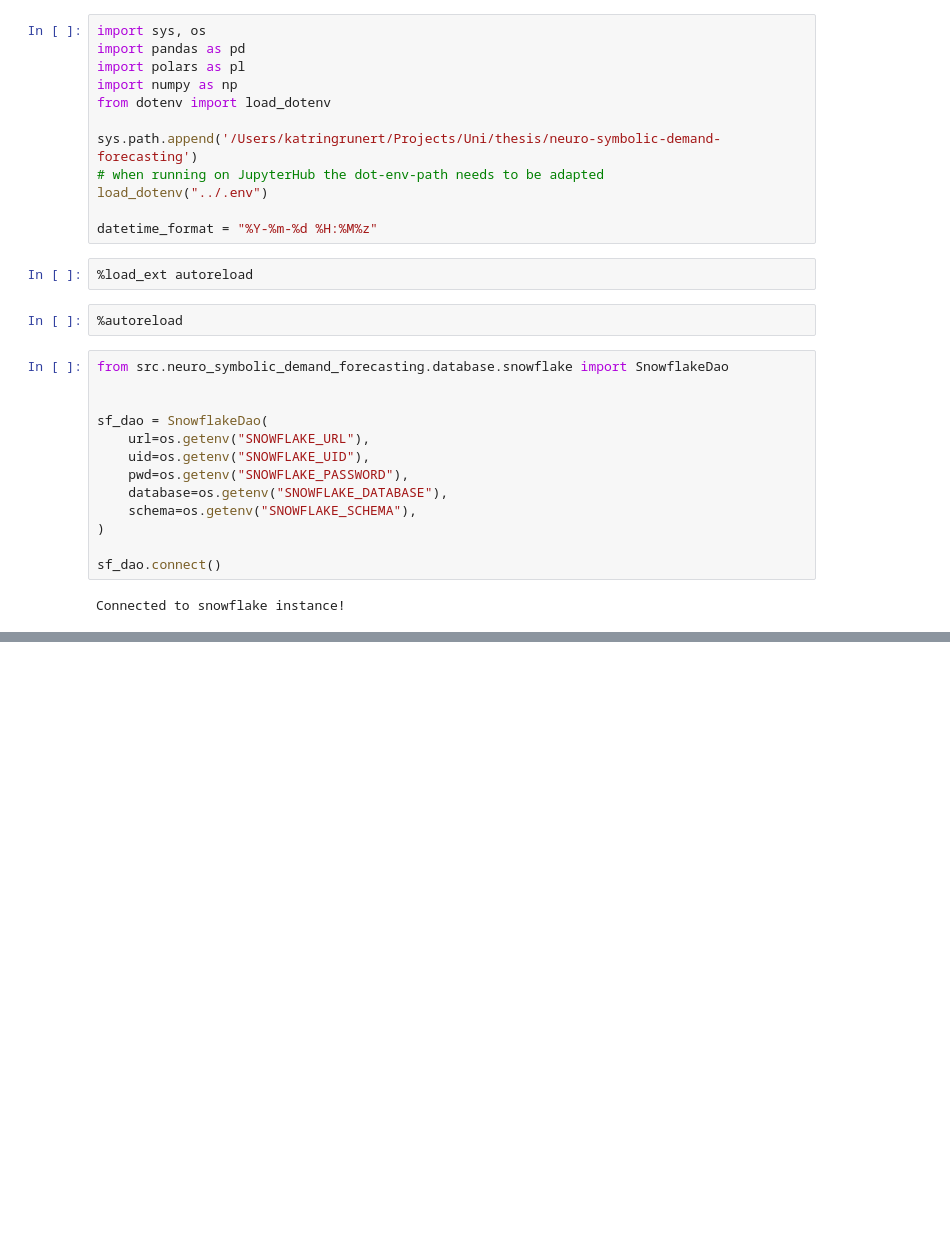
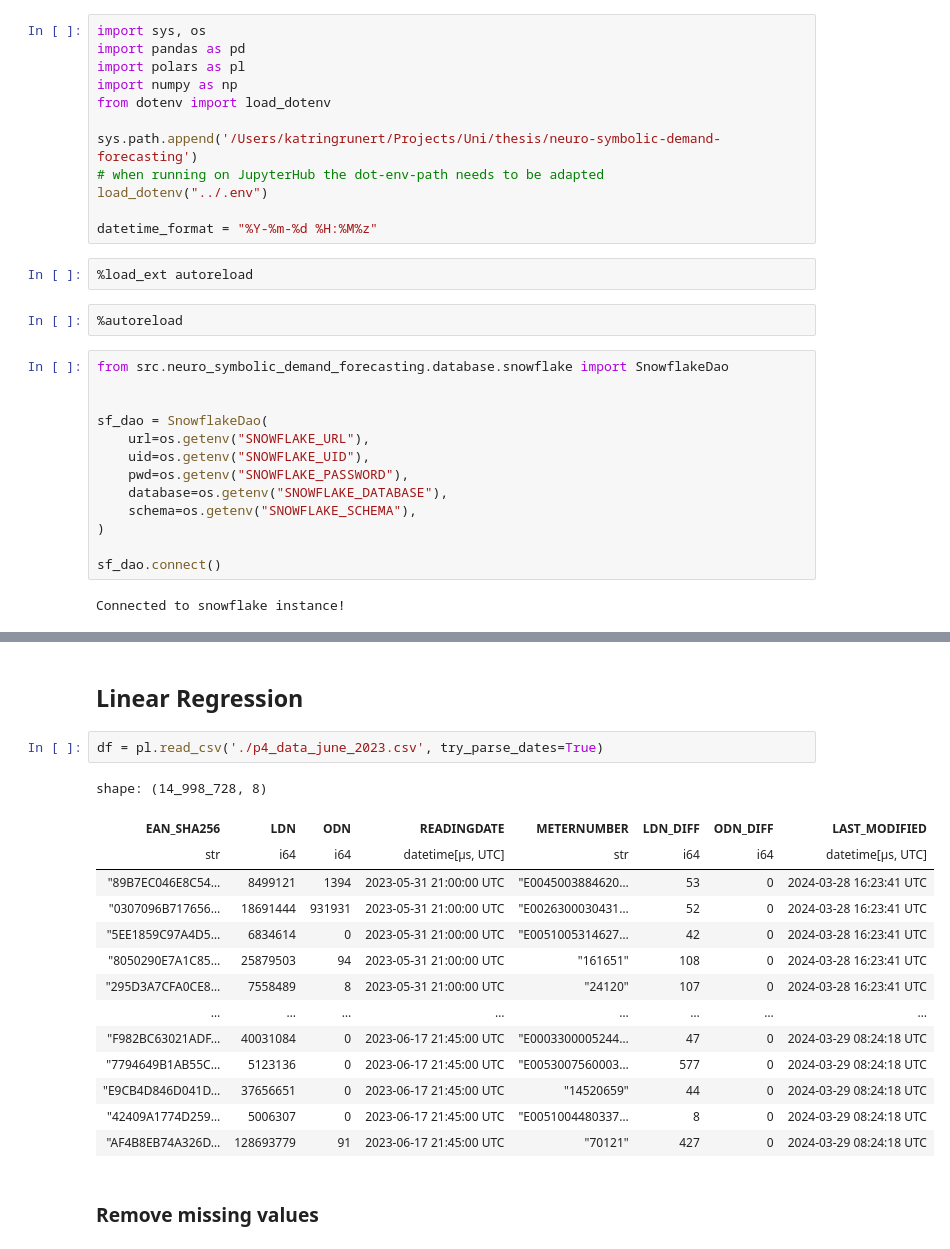
Before and after one commit to erewl/short-term-load-forecasting-with-domain-knowledge, a Jupyter notebook: notebooks/tft_example.ipynb, the cells around one changed output, grey strips where cells are left out. Saved outputs shown, nothing was run; the diff lists cells and outputs as text; blank space fills up the shorter version.

```diff
--- a/notebooks/tft_example.ipynb
+++ b/notebooks/tft_example.ipynb
@@ -61,0 +201,21 @@ Executing query
+# %% [markdown]
+## Linear Regression
+# %%
+df = pl.read_csv('./p4_data_june_2023.csv', try_parse_dates=True)
+# %% [output]
+shape: (14_998_728, 8)
+| EAN_SHA256 | LDN | ODN | READINGDATE | METERNUMBER | LDN_DIFF | ODN_DIFF | LAST_MODIFIED |
+| str | i64 | i64 | datetime[μs, UTC] | str | i64 | i64 | datetime[μs, UTC] |
+| "89B7EC046E8C54… | 8499121 | 1394 | 2023-05-31 21:00:00 UTC | "E0045003884620… | 53 | 0 | 2024-03-28 16:23:41 UTC |
+| "0307096B717656… | 18691444 | 931931 | 2023-05-31 21:00:00 UTC | "E0026300030431… | 52 | 0 | 2024-03-28 16:23:41 UTC |
+| "5EE1859C97A4D5… | 6834614 | 0 | 2023-05-31 21:00:00 UTC | "E0051005314627… | 42 | 0 | 2024-03-28 16:23:41 UTC |
+| "8050290E7A1C85… | 25879503 | 94 | 2023-05-31 21:00:00 UTC | "161651" | 108 | 0 | 2024-03-28 16:23:41 UTC |
+| "295D3A7CFA0CE8… | 7558489 | 8 | 2023-05-31 21:00:00 UTC | "24120" | 107 | 0 | 2024-03-28 16:23:41 UTC |
+| … | … | … | … | … | … | … | … |
+| "F982BC63021ADF… | 40031084 | 0 | 2023-06-17 21:45:00 UTC | "E0003300005244… | 47 | 0 | 2024-03-29 08:24:18 UTC |
+| "7794649B1AB55C… | 5123136 | 0 | 2023-06-17 21:45:00 UTC | "E0053007560003… | 577 | 0 | 2024-03-29 08:24:18 UTC |
+| "E9CB4D846D041D… | 37656651 | 0 | 2023-06-17 21:45:00 UTC | "14520659" | 44 | 0 | 2024-03-29 08:24:18 UTC |
+| "42409A1774D259… | 5006307 | 0 | 2023-06-17 21:45:00 UTC | "E0051004480337… | 8 | 0 | 2024-03-29 08:24:18 UTC |
+| "AF4B8EB74A326D… | 128693779 | 91 | 2023-06-17 21:45:00 UTC | "70121" | 427 | 0 | 2024-03-29 08:24:18 UTC |
+# %% [markdown]
+### Remove missing values
```
Also changed, not shown: parts of 40 cells of this notebook, 1 other file.
